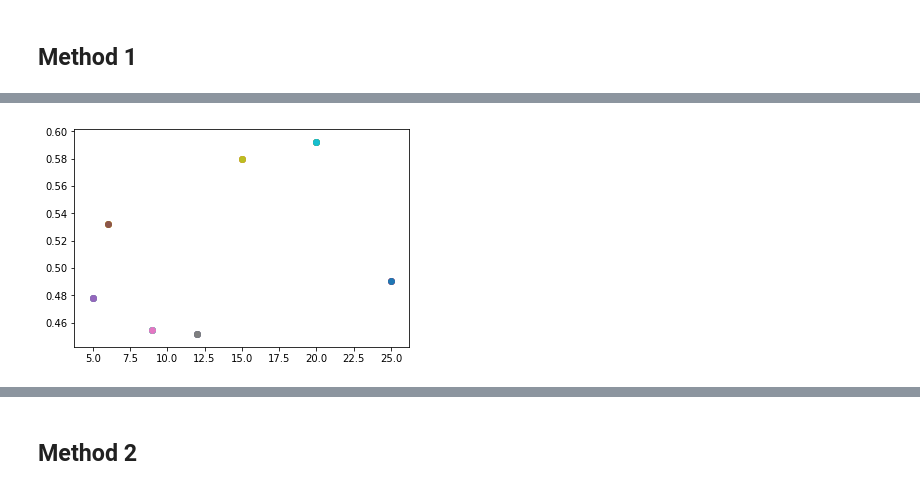
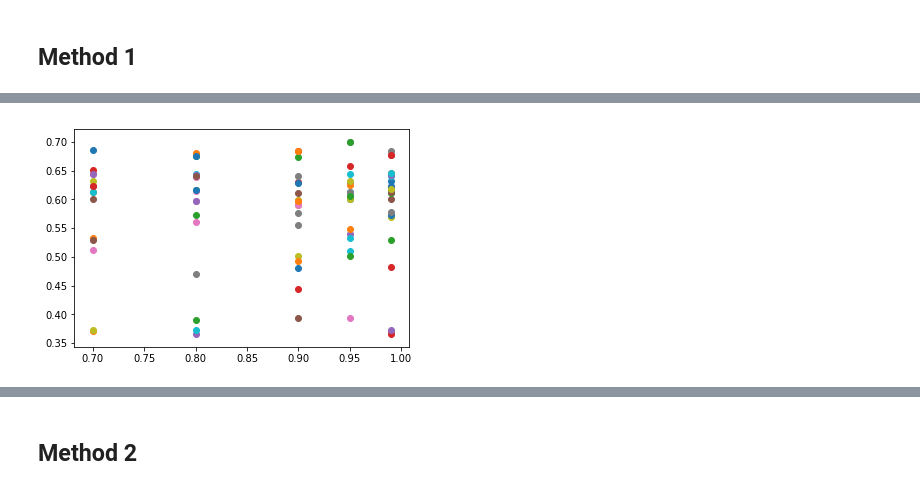
Before and after one commit to KadjelRamkisoen/LSH_PlagiarismDetection, a Jupyter notebook: LSH.ipynb, the cells around one changed output, grey strips where cells are left out. Saved outputs shown, nothing was run; the diff lists cells and outputs as text; code cells hidden in the pictures.

```diff
--- a/LSH.ipynb
+++ b/LSH.ipynb
@@ -147,4 +162,4 @@ def check_metrics(candidates, results):
 # %%
-real_sim = pd.read_csv("LSH_PlagiarismDetection/real_sim.csv")
+real_sim = pd.read_csv("real_sim.csv")
 real_sim['label'] = np.where(real_sim['sim'] >= 0.8, 1, 0)
 real_sim.head()
@@ -193,0 +262,5 @@ class LSH:
+# %%
+def parameters(s, r, p):
+    b = round(np.log(1-p) / np.log(1-s**r))
+    M = r * b
+    return (b,r), (s,p)
@@ -205,10 +314,0 @@ def parameters(tolerance, r, s2=0.8, p2=0.99):
-# %%
-rows = np.linspace(2,10,9)
-tolerances = np.linspace(0.05,0.15,3)
-ops = []
-for i in tolerances:
-    for j in rows:
-        params, v = parameters(i, j)
-        if params[0] * params[1] <= len(signature):
-            print("match")
-            ops.append([params, v])
@@ -256,7 +315,9 @@ len(ops)
 # %%
-
-best_comb = 0
-res = []
+# best_comb = 0
+# res = []
+# accuracy, spec, sens, precision
+weights = [0,0,2,2]
+t0 = time.time()
 for op in ops:
     b = int(op[0][0])
     r = int(op[0][1])
@@ -266,12 +327,14 @@ for op in ops:
         lsh.add_hash(signature[:l])
 
     candidate_pairs = lsh.check_candidates()
-    print(f"Candidate pairs for n={l} b={b} and r={r}")
+    print(f"Candidate pairs for n={l} b={b} and r={r} ", op[1])
     print(f"Number of candidate pairs are {len(candidate_pairs)}")
-    comb = check_metrics(candidate_pairs, real_sim)
+    metrics, comb = check_metrics(candidate_pairs, real_sim, weights)
     if comb > best_comb:
         best_comb = comb
-    res.append([comb, b, r, l])
+    res.append([comb, b, r, l, op[1], metrics])
     print("="*100)
-print(best_comb)
+t1 = time.time()
+print("time spent: ", t1-t0)
+print("best_res: ", best_comb)
 # %% [output]
@@ -315,8 +472,6 @@ res
 # %%
-## different b
+## different probability
 for sim in res:
-#     print(sim[1], sim[0])
-    plt.scatter(sim[1], sim[0])
-# plt.show()
+    plt.scatter(sim[4][1], sim[0])
 # %% [output]
-[figure, old version]
+[figure, new version]
```
Also changed, not shown: parts of 39 cells of this notebook, 1 other file.
